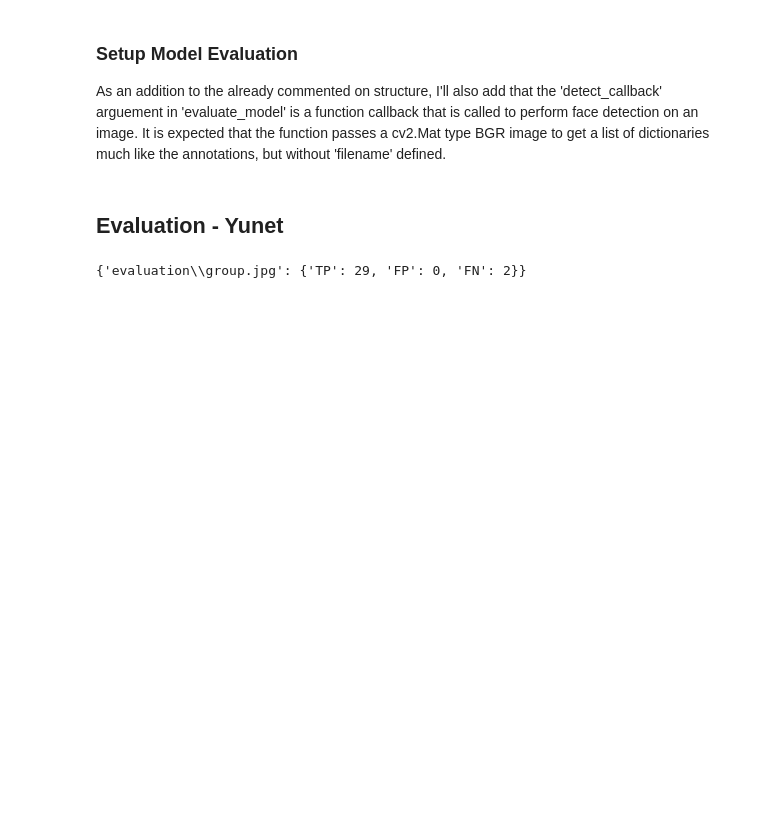
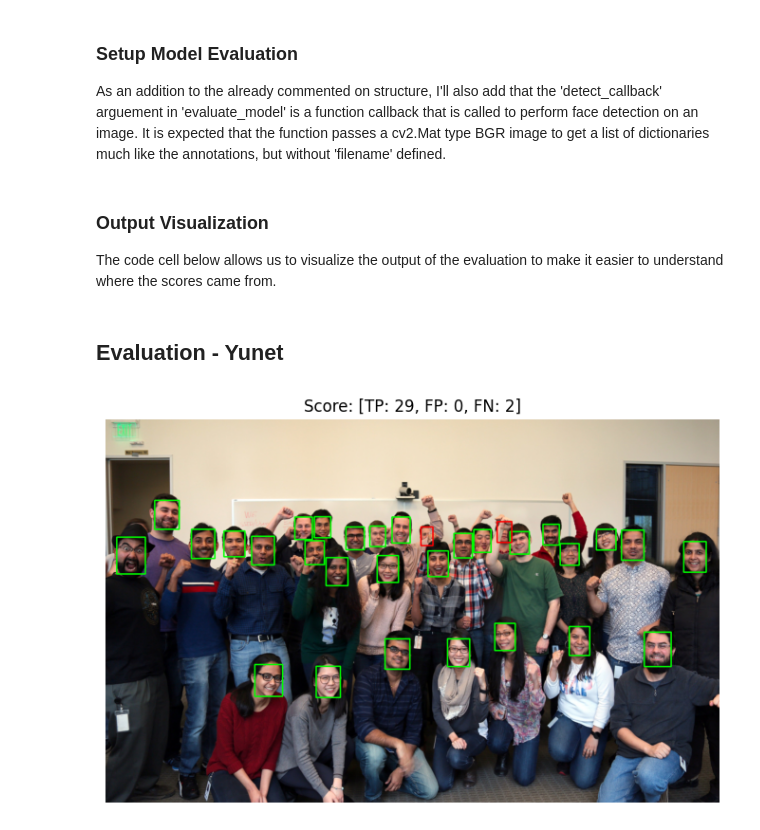
Before and after one commit to brian-vdb/face-detection, a Jupyter notebook: evaluate_models.ipynb, the cells around one changed output. Saved outputs shown, nothing was run; the diff lists cells and outputs as text; code cells hidden in the pictures; blank space fills up the shorter version.

Commit message:
Added minor visualization

```diff
--- a/evaluate_models.ipynb
+++ b/evaluate_models.ipynb
@@ -180,32 +175,76 @@ def evaluate_model(detect_callback, labels: list[dict[str, any]], detection_thre
 
     return results
+# %% [markdown]
+### Output Visualization
+
+The code cell below allows us to visualize the output of the evaluation to make it easier to understand where the scores came from.
+# %%
+def display_images(images_info, images_per_row=3):
+    """Display multiple images from the given images_info dictionary using Matplotlib."""
+    num_images = len(images_info)
+    num_rows = (num_images + images_per_row - 1) // images_per_row
+
+    # Set a fixed figure size based on the number of images and desired spacing
+    fig_width = 20
+    fig_height = fig_width / images_per_row * num_rows
+
+    # Create sub-plots with shared axes
+    fig, axes = plt.subplots(num_rows, images_per_row, figsize=(fig_width, fig_height), sharex=True, sharey=True)
+
+    # Flatten the axes array in case only one row is needed
+    axes = axes.flatten()
+
+    # Display images
+    for i, (_, image_info) in enumerate(images_info.items()):
+        # Extract image data from the dictionary
+        img = image_info['Image']
+
+        # Convert BGR to RGB
+        img_rgb = cv2.cvtColor(img, cv2.COLOR_BGR2RGB)
+
+        # Display the image using Matplotlib
+        axes[i].imshow(img_rgb)
+
+        # Set the title with a bigger font size
+        axes[i].set_title(f"Score: [TP: {image_info['TP']}, FP: {image_info['FP']}, FN: {image_info['FN']}]")
+        axes[i].axis('off')
+
+    # Hide any unused subplots
+    for j in range(num_images, num_rows * images_per_row):
+        fig.delaxes(axes[j])
+
+    # Adjust layout for better spacing
+    plt.tight_layout()
+    plt.show()
 # %% [markdown]
 ## Evaluation - Yunet
 # %%
 # Initialize the yunet model
 yunet_model_path = os.path.join('yunet', 'models', 'face_detection_yunet_2023mar.onnx')
 yunet = cv2.FaceDetectorYN.create(
     model=      yunet_model_path,
     config=     "",
     input_size= (0, 0)
 )
 
 # Define a detect callback function that delivers the result in the required format
 def yunet_detect(img: cv2.Mat) -> list[dict[str, int]]:
     yunet.setInputSize((img.shape[1], img.shape[0]))
     _, faces = yunet.detect(img)
     result = []
     for face in faces:
         result.append({
             'x': int(face[0]),
             'y': int(face[1]),
             'w': int(face[2]),
             'h': int(face[3])
         })
     return result
 
 # Perform the evaluation on yunet
-evaluation_results = evaluate_model(yunet_detect, annotations, show_images=True)
-print(evaluation_results)
+evaluation_results = evaluate_model(yunet_detect, annotations)
+
+# Display the calssified images
+display_images(evaluation_results)
 # %% [output]
-{'evaluation\\group.jpg': {'TP': 29, 'FP': 0, 'FN': 2}}
+[figure, added]
```
Also changed, not shown: parts of 2 cells of this notebook.
